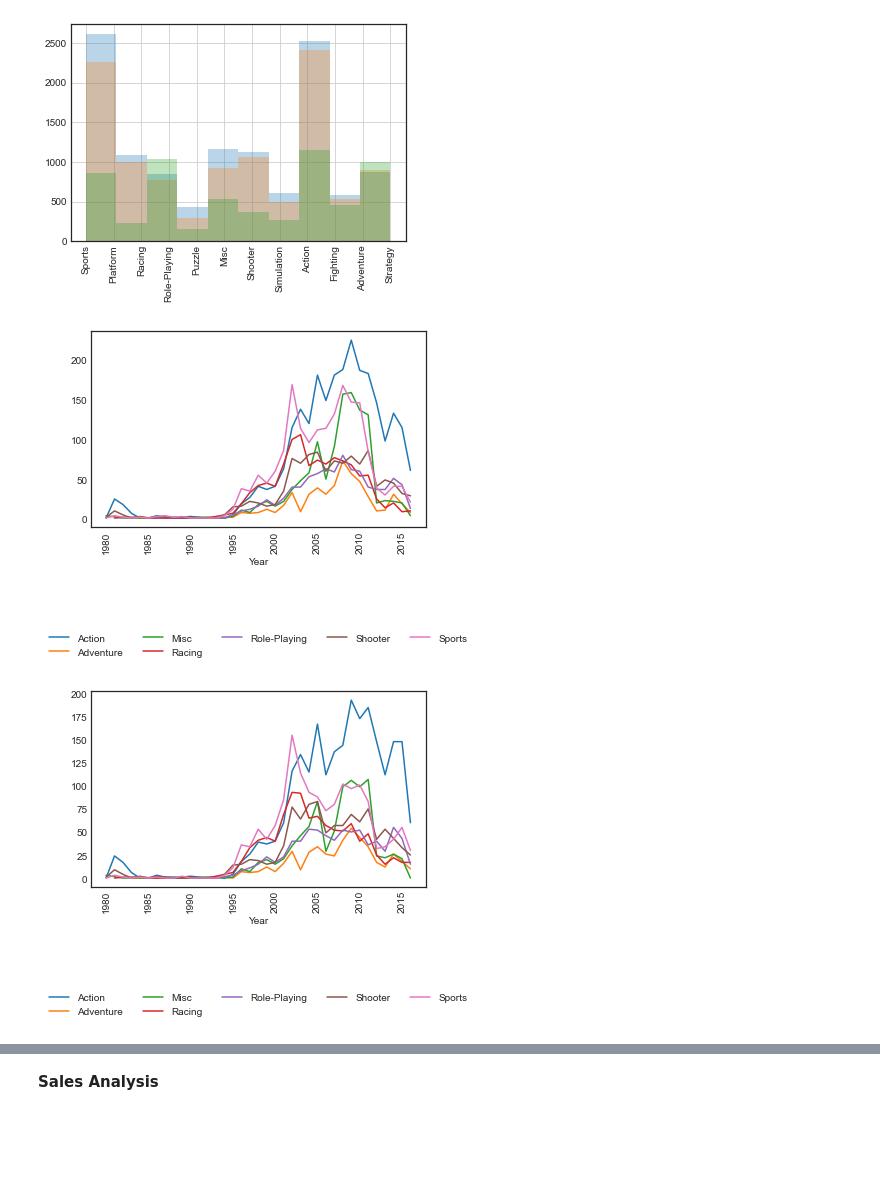
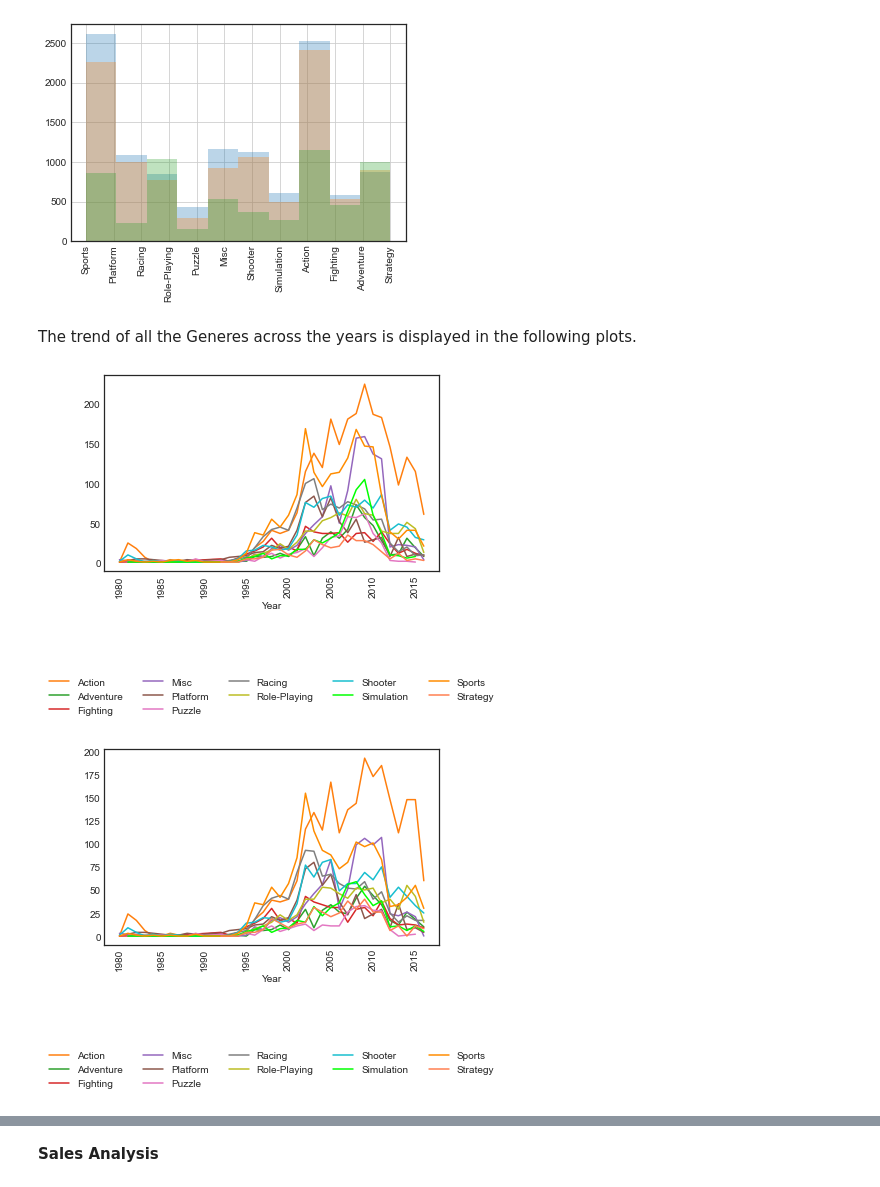
Before and after one commit to chiaracapuano/vgsales, a Jupyter notebook: Capuano_Chiara_vgsales.ipynb, the cells around one changed output, grey strips where cells are left out. Drawn from its saved outputs; the diff is of its cells as text; code cells hidden in the pictures; blank space fills up the shorter version.

```diff
--- a/Capuano_Chiara_vgsales.ipynb
+++ b/Capuano_Chiara_vgsales.ipynb
@@ -49,3 +50,5 @@ whole dataframe.
+# %%
+vgsales_i = vgsales_i[vgsales_i['Year']<= 2016]
 # %%
 vgsales = vgsales_i.dropna()
 print(round(len(vgsales)*100/len(vgsales_i), 3))
@@ -100,8 +100,12 @@ def plot_trends(df, col, time_col, lst=None):
         df = df[df[col].isin(lst)]
 
     fig, ax = plt.subplots()
+    colormap = ['tab:blue','tab:orange','tab:green','tab:red','tab:purple','tab:brown','tab:pink','tab:grey','tab:olive','tab:cyan',
+                'lime', 'darkorange', 'coral']
+    cnt = 0
     for key, data in df.groupby(col):
-        data.plot(x=time_col, y='count',ax = ax, label=key, rot = 90)
+        cnt += 1
+        data.plot(x=time_col, y='count',ax = ax, label=key, rot = 90, color = colormap[cnt])
     box = ax.get_position()
     ax.set_position([box.x0, box.y0 + box.height * 0.1,
                  box.width, box.height * 0.9])
@@ -209,12 +217,14 @@ lst_genre = ['Action',
+# %% [markdown]
+The trend of all the Generes across the years is displayed in the following plots.
 # %%
 NA = df_transform(vgsales_NA, 'Genre', 'Year')
-plot_trends(NA, 'Genre', 'Year', lst = lst_genre)
+plot_trends(NA, 'Genre', 'Year')
 # %% [output]
-[figure, old version]
+[figure, new version]
 # %%
 EU = df_transform(vgsales_EU, 'Genre', 'Year')
-plot_trends(EU, 'Genre', 'Year', lst = lst_genre)
+plot_trends(EU, 'Genre', 'Year')
 # %% [output]
-[figure, old version]
+[figure, new version]
 # %%
 JP = df_transform(vgsales_JP, 'Genre', 'Year')
```
Also changed, not shown: parts of 16 cells of this notebook.
